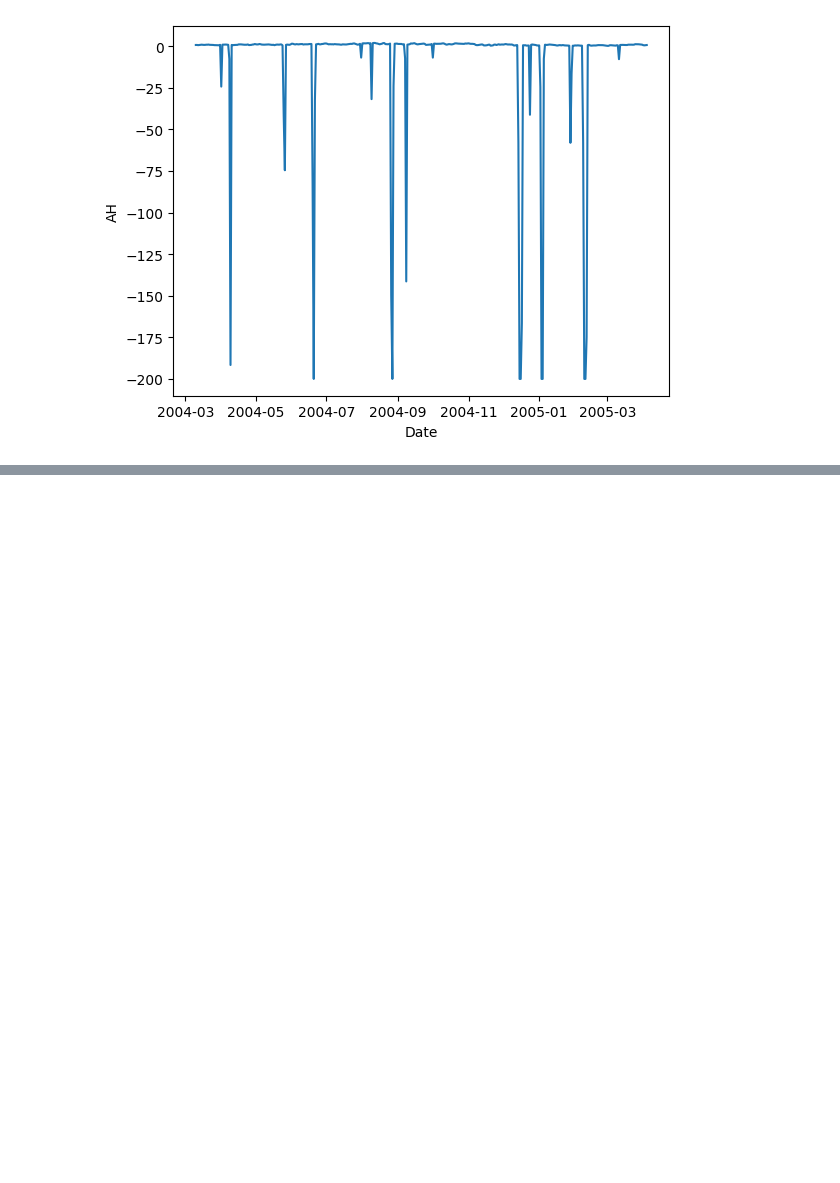
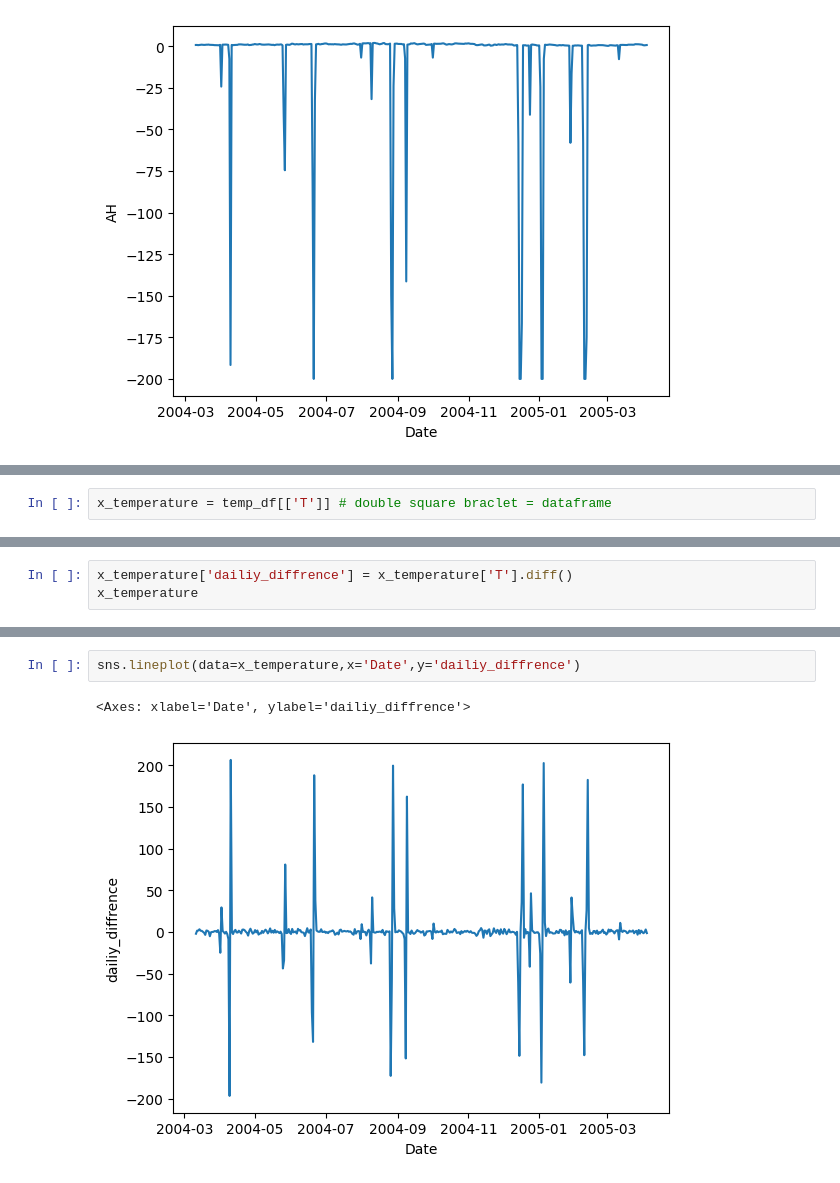
Before and after one commit to 4GeeksAcademy/utku_seyithanoglu_timeseries, a Jupyter notebook: src/explore.ipynb, the cells around one changed output, grey strips where cells are left out. Saved outputs shown, nothing was run; the diff lists cells and outputs as text; blank space fills up the shorter version.

```diff
--- a/src/explore.ipynb
+++ b/src/explore.ipynb
@@ -221,0 +217,2 @@ sns.lineplot(data=temp_df, x='Date', y='AH')
+# %%
+x_temperature = temp_df[['T']] # double square braclet = dataframe
@@ -221,0 +230,3 @@ sns.lineplot(data=temp_df, x='Date', y='AH')
+# %%
+x_temperature['dailiy_diffrence'] = x_temperature['T'].diff()
+x_temperature
@@ -221,0 +253,5 @@ sns.lineplot(data=temp_df, x='Date', y='AH')
+# %%
+sns.lineplot(data=x_temperature,x='Date',y='dailiy_diffrence')
+# %% [output]
+<Axes: xlabel='Date', ylabel='dailiy_diffrence'>
+[figure, added]
```
Also changed, not shown: parts of 66 cells of this notebook.
